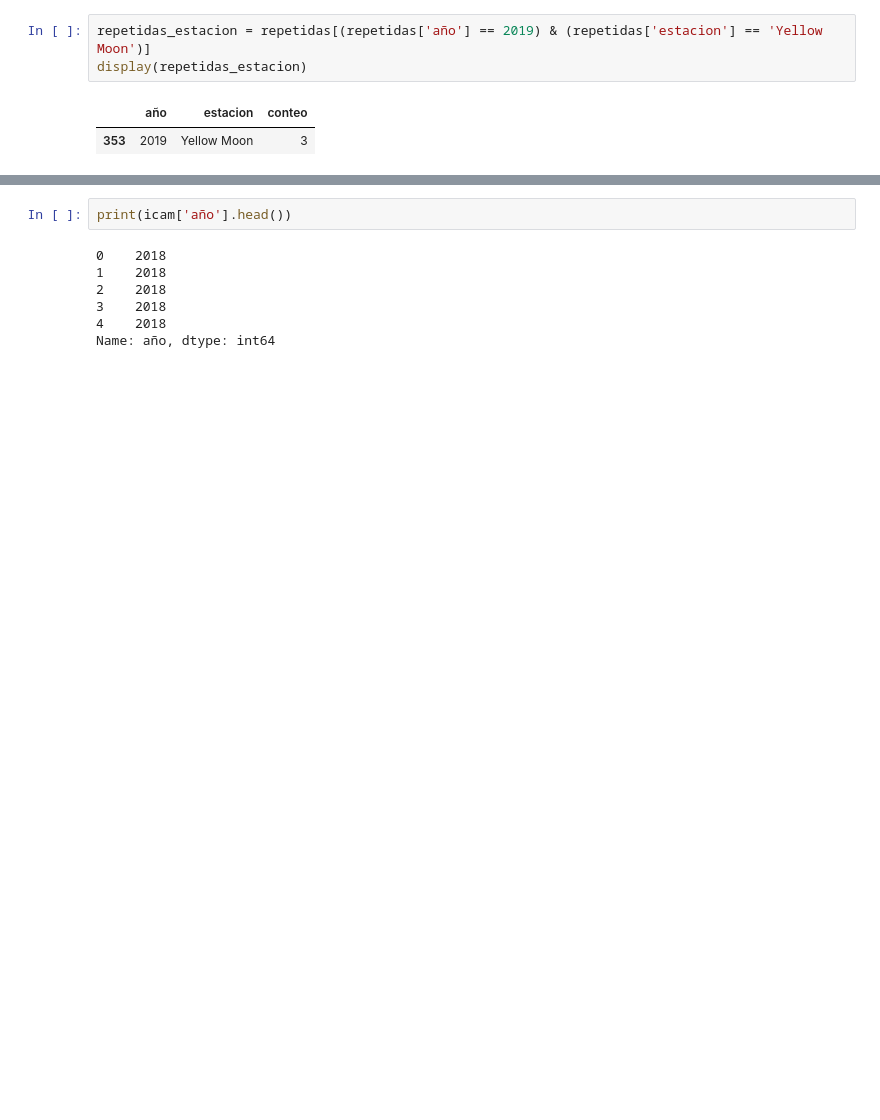
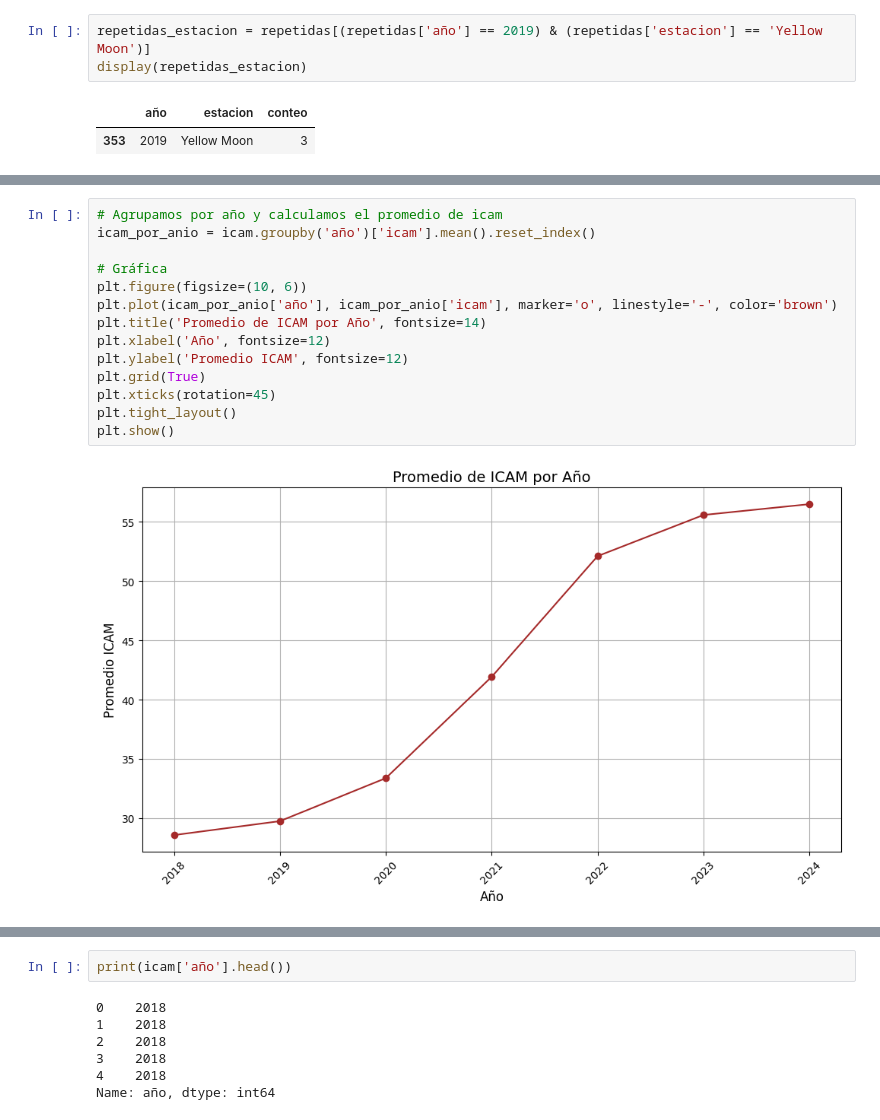
Before and after one commit to catago16/proyectoICAM, a Jupyter notebook: limpieza.ipynb, the cells around one changed output, grey strips where cells are left out. Saved outputs shown, nothing was run; the diff lists cells and outputs as text; blank space fills up the shorter version.

```diff
--- a/limpieza.ipynb
+++ b/limpieza.ipynb
@@ -309,0 +521,16 @@ display(repetidas_estacion)
+# %%
+# Agrupamos por año y calculamos el promedio de icam
+icam_por_anio = icam.groupby('año')['icam'].mean().reset_index()
+
+# Gráfica
+plt.figure(figsize=(10, 6))
+plt.plot(icam_por_anio['año'], icam_por_anio['icam'], marker='o', linestyle='-', color='brown')
+plt.title('Promedio de ICAM por Año', fontsize=14)
+plt.xlabel('Año', fontsize=12)
+plt.ylabel('Promedio ICAM', fontsize=12)
+plt.grid(True)
+plt.xticks(rotation=45)
+plt.tight_layout()
+plt.show()
+# %% [output]
+[figure, added]
```
Also changed, not shown: parts of 36 cells of this notebook, 2 other files.
